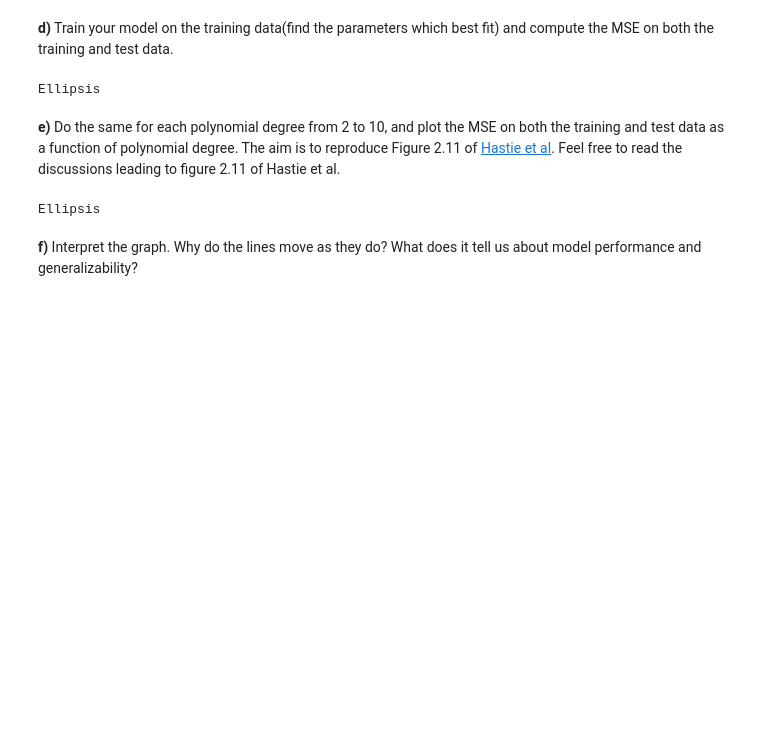
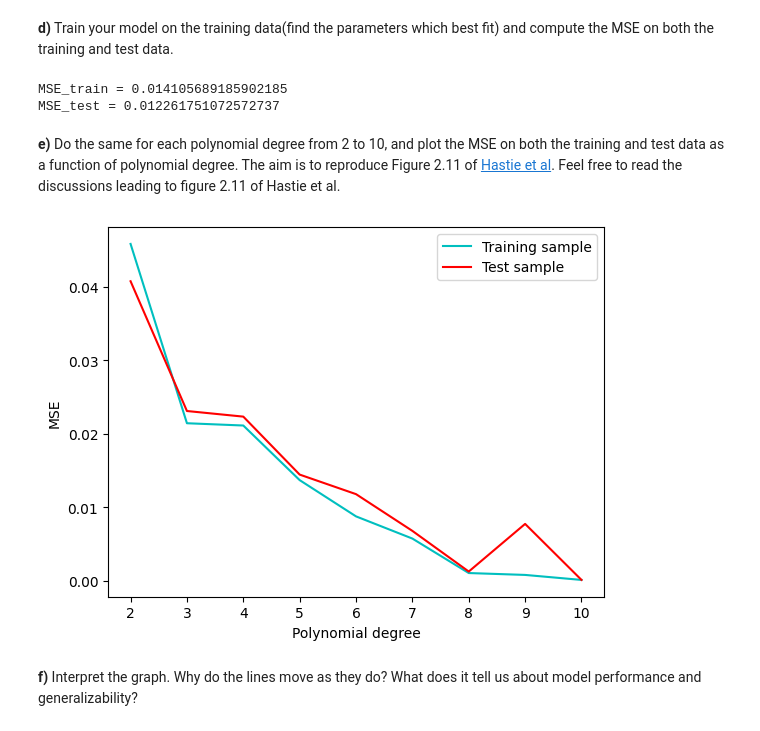
Before and after one commit to mathiassig/FYS-STK4155-H2025, a Jupyter notebook: E2.ipynb, the cells around one changed output. Drawn from its saved outputs; the diff is of its cells as text; code cells hidden in the pictures; blank space fills up the shorter version.

```diff
--- a/E2.ipynb
+++ b/E2.ipynb
@@ -215,35 +216,69 @@ y = np.exp(-x**2) + 1.5 * np.exp(-(x-2)**2) + np.random.normal(0, 0.1)
 # %%
 def polynomial_features(x, p):
     n = len(x)
-    X = np.zeros((n, p + 1))
+    X = np.zeros((n, p + 1)) # p+1 because we include the intercept
+    for i in range(p+1):
+        X[:,i] = x**i
+    return X
     #X[:, 0] = ...
     #X[:, 1] = ...
     #X[:, 2] = ...
     # could this be a loop?
 
-#X = polynomial_features(x, 5)
+X = polynomial_features(x, 5)
 # %% [markdown]
 **b)** Use the expression from **3d)** to find the optimal parameters $\boldsymbol{\hat{\beta}_{OLS}}$ for predicting $\boldsymbol{y}$ based on these features. If you have done everything right so far, this code will not need changing.
 # %%
-#beta = OLS_parameters(X, y)
+beta = OLS_parameters(X, y)
 # %% [markdown]
 **c)** Like in exercise 4 last week, split your feature matrix and target data into a training split and test split.
 # %%
 from sklearn.model_selection import train_test_split
 
-#X_train, X_test, y_train, y_test = ...
+X_train, X_test, y_train, y_test = train_test_split(X,y,test_size=0.2)
 # %% [markdown]
 **d)** Train your model on the training data(find the parameters which best fit) and compute the MSE on both the training and test data.
 # %%
-...
+beta_train = OLS_parameters(X_train, y_train) # "train" the model by finding the optimal parameters for theta analytically
+def MSE(X,y,beta):
+    n=len(y)
+    vector = y-np.linalg.matmul(X,beta)
+    return 1/n*np.inner(vector,vector)
+
+MSE_train = MSE(X_train,y_train,beta_train)
+MSE_test = MSE(X_test,y_test,beta_train)
+
+print(f"MSE_train = {MSE_train}")
+print(f"MSE_test = {MSE_test}")
 # %% [output]
-Ellipsis
+MSE_train = 0.014105689185902185
+MSE_test = 0.012261751072572737
 # %% [markdown]
 **e)** Do the same for each polynomial degree from 2 to 10, and plot the MSE on both the training and test data as a function of polynomial degree. The aim is to reproduce Figure 2.11 of [Hastie et al](https://github.com/CompPhysics/MLErasmus/blob/master/doc/Textbooks/elementsstat.pdf). Feel free to read the discussions leading to figure 2.11 of Hastie et al.
 # %%
-...
+poldegrees = [2,3,4,5,6,7,8,9,10]
+MSE_test_list = []
+MSE_train_list = []
+for p in poldegrees:
+    Xp = polynomial_features(x, p)
+    Xp_train, Xp_test, y_train, y_test = train_test_split(Xp,y,test_size=0.2)
+    betap = OLS_parameters(Xp_train, y_train)
+
+    MSE_test_list.append(MSE(Xp_test,y_test,betap))
+    MSE_train_list.append(MSE(Xp_train,y_train,betap))
+
+
+#### Plot ######
+import matplotlib.pyplot as plt
+
+plt.plot(poldegrees,MSE_train_list, 'c-',label="Training sample")
+plt.plot(poldegrees,MSE_test_list,'r-', label="Test sample")
+plt.xlabel("Polynomial degree")
+plt.ylabel("MSE")
+plt.legend()
+plt.show()
 # %% [output]
-Ellipsis
+[figure, added]
 # %% [markdown]
 **f)** Interpret the graph. Why do the lines move as they do? What does it tell us about model performance and generalizability?
 # %% [markdown]
```
Also changed, not shown: parts of 2 cells of this notebook.
